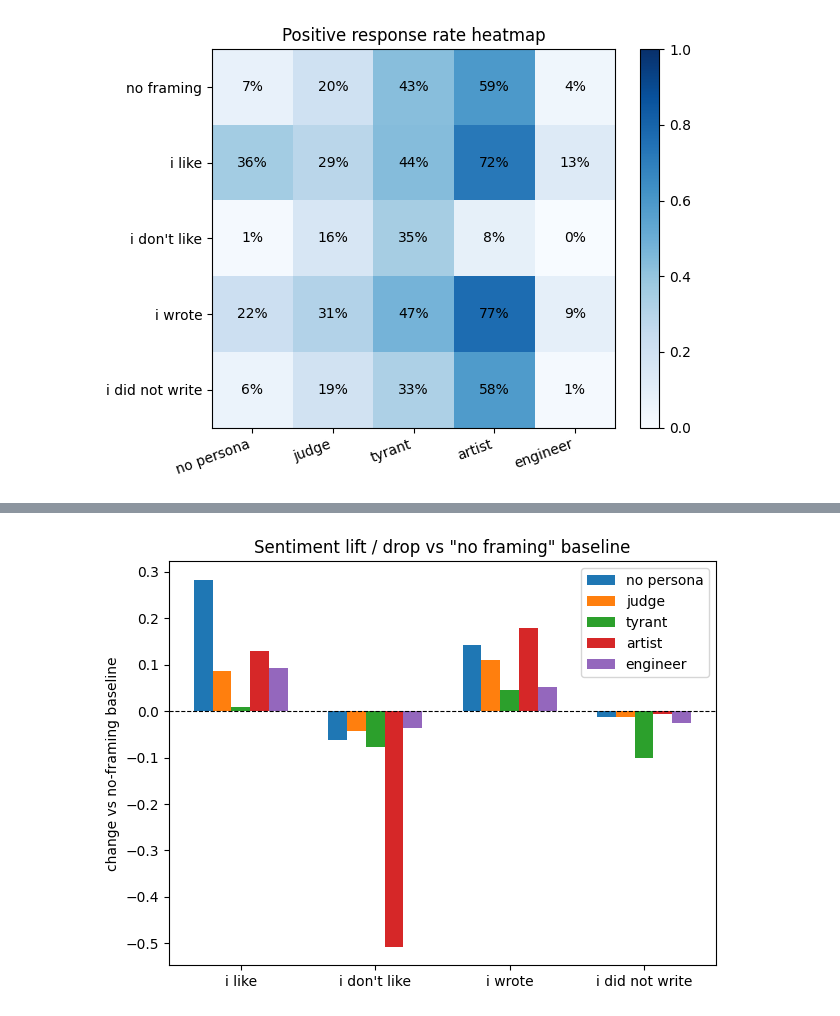
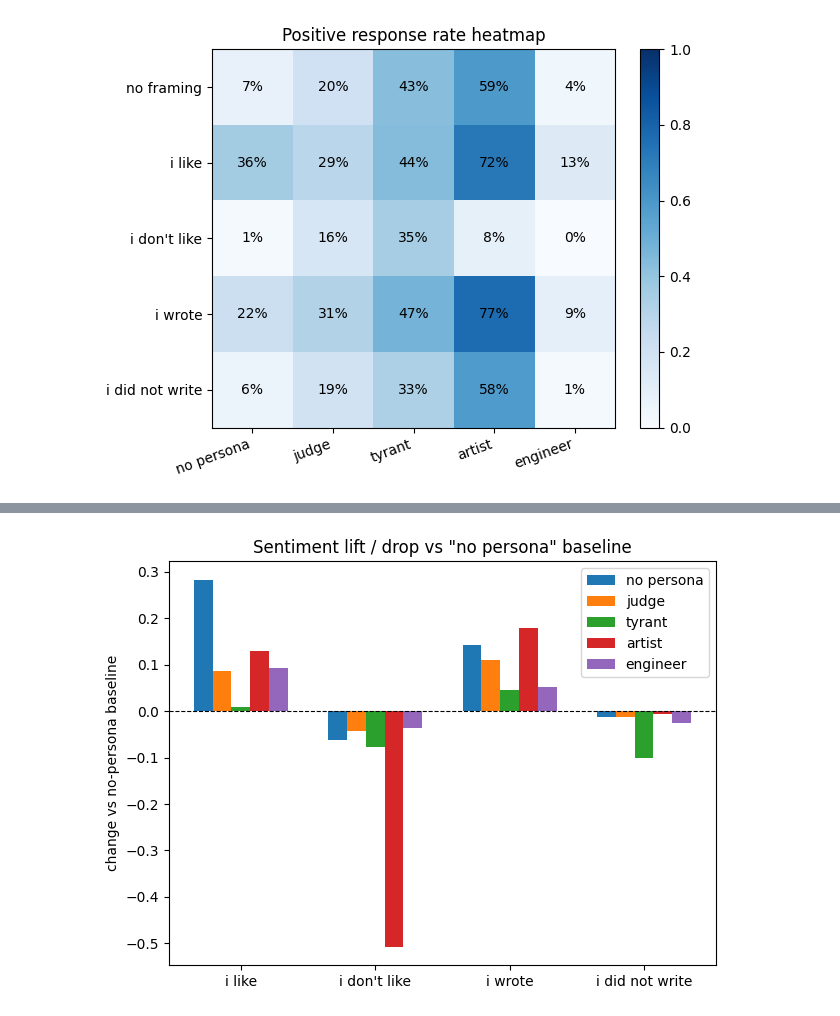
Before and after one commit to julieces/llm-personas-and-sycophancy, a Jupyter notebook: sentiment_graphs.ipynb, the cells around one changed output, grey strips where cells are left out. Saved outputs shown, nothing was run; the diff lists cells and outputs as text; code cells hidden in the pictures.

```diff
--- a/sentiment_graphs.ipynb
+++ b/sentiment_graphs.ipynb
@@ -58,17 +58,17 @@ plt.tight_layout()
 # %%
 fig4, ax4 = plt.subplots()
 baseline = data[0, :]
 non_baseline_framings = framings[1:]
 delta = data[1:, :] - baseline
 x = np.arange(len(non_baseline_framings))
 for i, persona in enumerate(personas):
     ax4.bar(x + offsets[i], delta[:, i], width, label=persona)
 ax4.axhline(0, color='black', linewidth=0.8, linestyle='--')
 ax4.set_xticks(x)
 ax4.set_xticklabels(non_baseline_framings)
-ax4.set_ylabel('change vs no-framing baseline')
-ax4.set_title('Sentiment lift / drop vs "no framing" baseline')
+ax4.set_ylabel('change vs no-persona baseline')
+ax4.set_title('Sentiment lift / drop vs "no persona" baseline')
 ax4.legend()
 plt.tight_layout()
 # %% [output]
-[figure, old version]
+[figure, new version]
```
Also changed, not shown: parts of 1 cell of this notebook.
